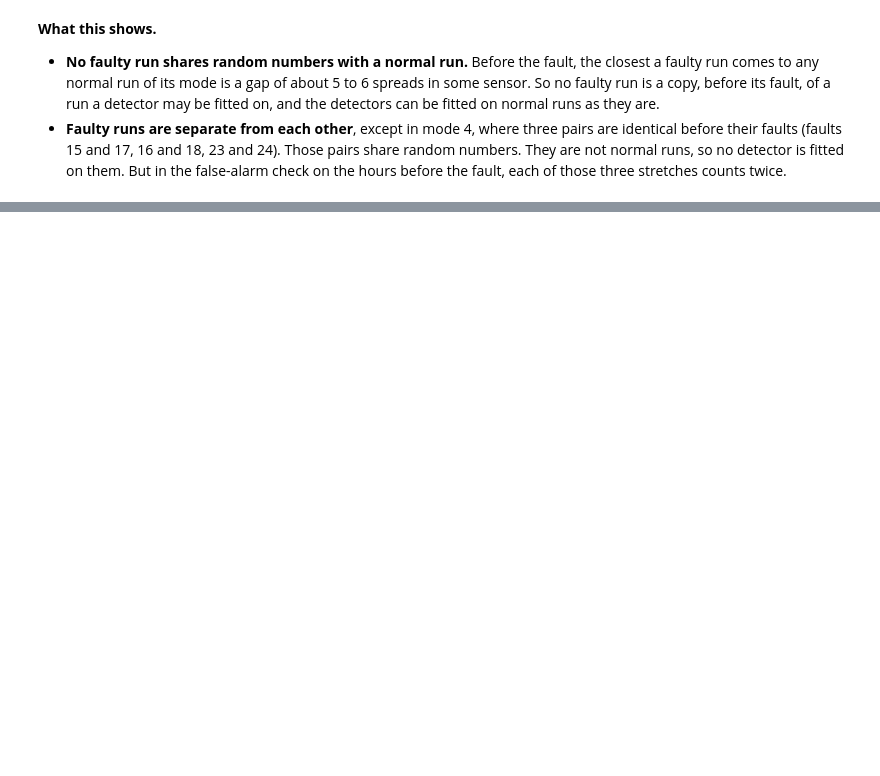
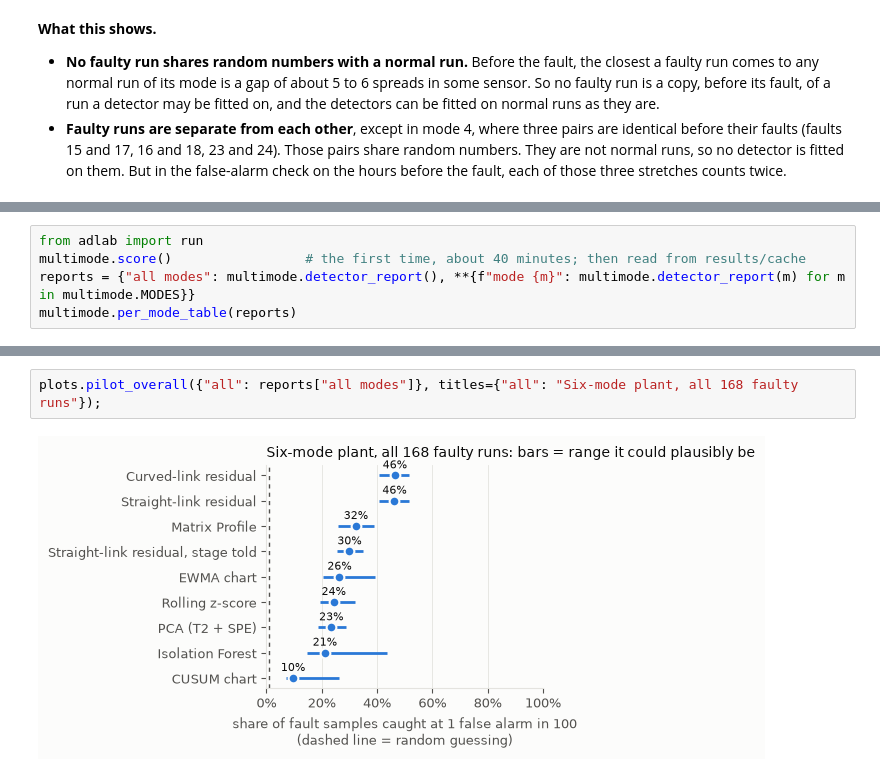
Before and after one commit to NeerajGit16/deep-learning-in-anomaly-detection, a Jupyter notebook: anomaly_lab/06_multimode_tep.ipynb, the cells around one changed output, grey strips where cells are left out. Drawn from its saved outputs; the diff is of its cells as text; blank space fills up the shorter version.

```diff
--- a/anomaly_lab/06_multimode_tep.ipynb
+++ b/anomaly_lab/06_multimode_tep.ipynb
@@ -371,0 +391,5 @@ Time of the first and last reading after loading (hours): {'fault-free first, la
+# %%
+from adlab import run
+multimode.score()                 # the first time, about 40 minutes; then read from results/cache
+reports = {"all modes": multimode.detector_report(), **{f"mode {m}": multimode.detector_report(m) for m in multimode.MODES}}
+multimode.per_mode_table(reports)
@@ -371,0 +408,4 @@ Time of the first and last reading after loading (hours): {'fault-free first, la
+# %%
+plots.pilot_overall({"all": reports["all modes"]}, titles={"all": "Six-mode plant, all 168 faulty runs"});
+# %% [output]
+[figure, added]
```
Also changed, not shown: parts of 15 cells of this notebook, 5 other files.
